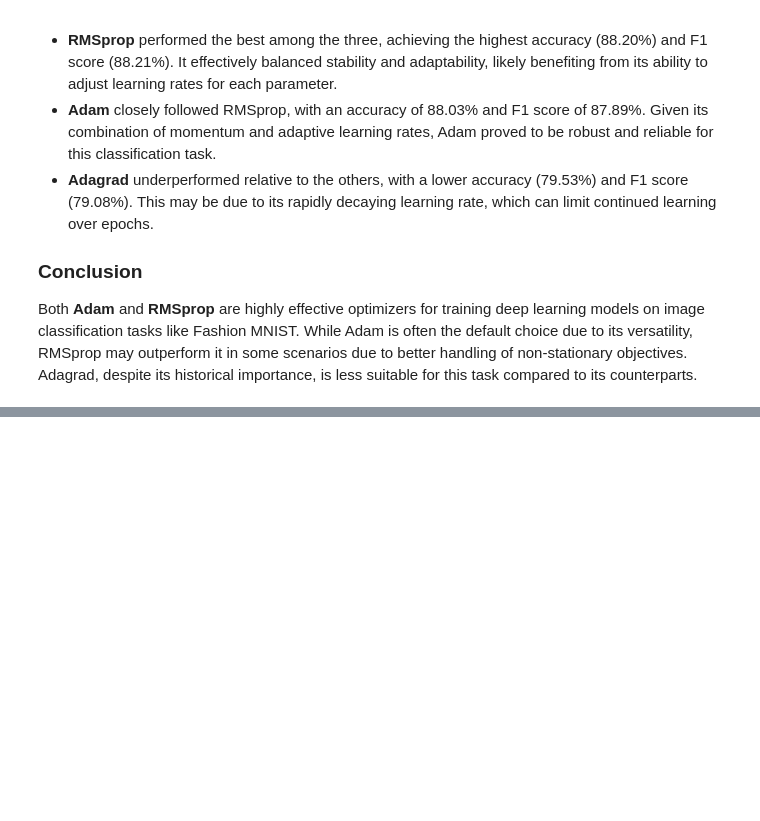
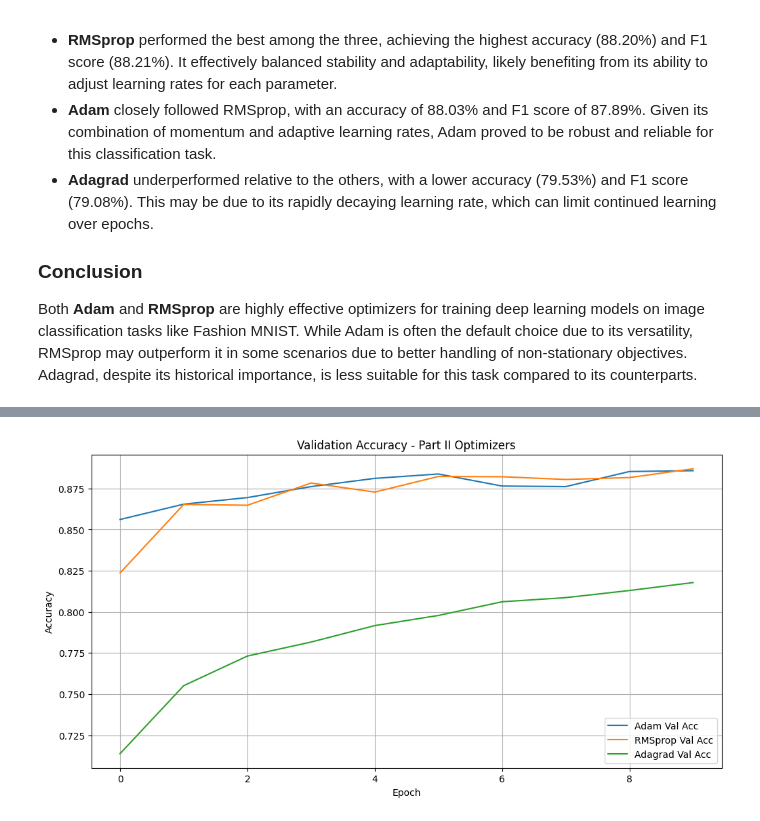
Before and after one commit to ab3lT/deep-learning-optimizer-comparison, a Jupyter notebook: notebook/part-two.ipynb, the cells around one changed output, grey strips where cells are left out. Saved outputs shown, nothing was run; the diff lists cells and outputs as text; code cells hidden in the pictures; blank space fills up the shorter version.

```diff
--- a/notebook/part-two.ipynb
+++ b/notebook/part-two.ipynb
@@ -128,3 +128,87 @@ In Part II, we compared the performance of three advanced optimizers: **Adam**,
 ### Conclusion
 
 Both **Adam** and **RMSprop** are highly effective optimizers for training deep learning models on image classification tasks like Fashion MNIST. While Adam is often the default choice due to its versatility, RMSprop may outperform it in some scenarios due to better handling of non-stationary objectives. Adagrad, despite its historical importance, is less suitable for this task compared to its counterparts.
+# %%
+from tensorflow.keras.models import Sequential
+
+# Dictionary to store results
+results = {}
+
+# Model definition function
+def create_model():
+    model = Sequential([
+        Flatten(input_shape=(28, 28)),
+        Dense(128, activation='relu'),
+        # Dropout(0.2),
+        Dense(10, activation='softmax')
+    ])
+    return model
+# %%
+from tensorflow.keras.layers import Flatten, Dense, Dropout
+import numpy as np
+from sklearn.metrics import f1_score
+tf.config.run_functions_eagerly(True)
+optimizers_part2 = {
+    "Adam": lambda: tf.keras.optimizers.Adam(),
+    "RMSprop": lambda: tf.keras.optimizers.RMSprop(),
+    "Adagrad": lambda: tf.keras.optimizers.Adagrad(),
+}
+
+results_part2 = {}
+
+for name, get_optimizer in optimizers_part2.items():
+    print(f"Training with {name} optimizer...")
+    model = create_model()
+    model.compile(optimizer=get_optimizer(), loss='categorical_crossentropy', metrics=['accuracy'])
+
+    history = model.fit(x_train, y_train_cat, epochs=10, batch_size=64, verbose=0, validation_split=0.1)
+
+    # Evaluate
+    loss, acc = model.evaluate(x_test, y_test_cat, verbose=0)
+    y_pred = np.argmax(model.predict(x_test, verbose=0), axis=1)
+    f1 = f1_score(y_test, y_pred, average='weighted')
+
+    results_part2[name] = {
+        "accuracy": acc,
+        "f1_score": f1,
+        "history": history.history
+    }
+
+# Visualization - Validation Accuracy
+plt.figure(figsize=(12, 6))
+for name, res in results_part2.items():
+    plt.plot(res['history']['val_accuracy'], label=f"{name} Val Acc")
+plt.title("Validation Accuracy - Part II Optimizers")
+plt.xlabel("Epoch")
+plt.ylabel("Accuracy")
+plt.legend()
+plt.grid(True)
+plt.show()
+
+# Visualization - Training Loss
+plt.figure(figsize=(12, 6))
+for name, res in results_part2.items():
+    plt.plot(res['history']['loss'], label=f"{name} Train Loss")
+plt.title("Training Loss - Part II Optimizers")
+plt.xlabel("Epoch")
+plt.ylabel("Loss")
+plt.legend()
+plt.grid(True)
+plt.show()
+
+# Visualization - Validation Loss
+plt.figure(figsize=(12, 6))
+for name, res in results_part2.items():
+    plt.plot(res['history']['val_loss'], label=f"{name} Val Loss")
+plt.title("Validation Loss - Part II Optimizers")
+plt.xlabel("Epoch")
+plt.ylabel("Loss")
+plt.legend()
+plt.grid(True)
+plt.show()
+
+# Final performance table
+print("\nFinal Results - Part II:")
+for name, res in results_part2.items():
+    print(f"{name:10} - Accuracy: {res['accuracy']:.4f}, F1 Score: {res['f1_score']:.4f}")
+# %% [output]
@@ -130,0 +218 @@ Both **Adam** and **RMSprop** are highly effective optimizers for training deep
+[figure, added]
```
Also changed, not shown: parts of 1 cell of this notebook, 1 other file.
